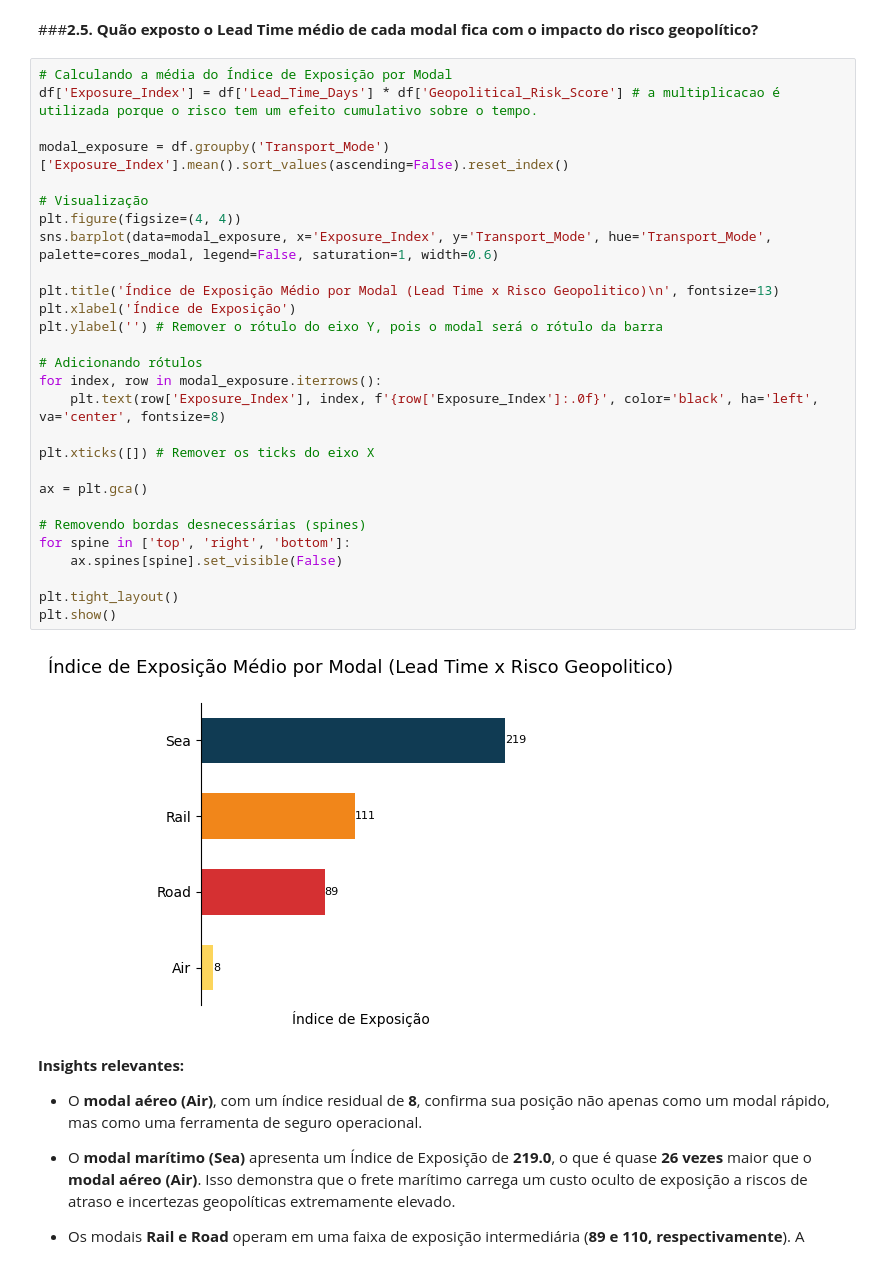
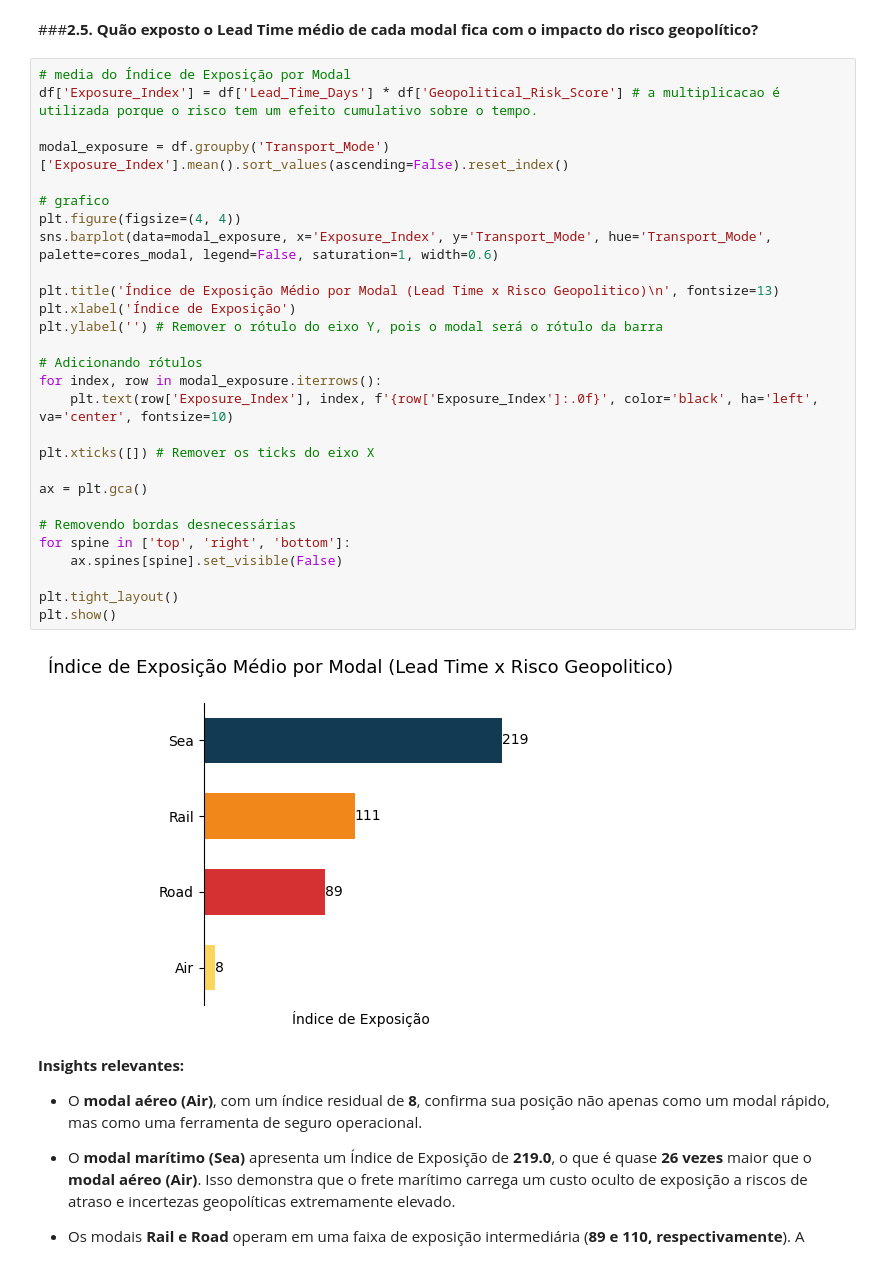
Before and after one commit to juliafarah/MVP_Data_Analysis, a Jupyter notebook: MVP_Data_Analysis.ipynb, the cells around one changed output. Drawn from its saved outputs; the diff is of its cells as text.

```diff
--- a/MVP_Data_Analysis.ipynb
+++ b/MVP_Data_Analysis.ipynb
@@ -530,35 +712,35 @@ Logo, o modal **Road** torna-se a principal alternativa de escape e redundância
 # %% [markdown]
 ###**2.5. Quão exposto o Lead Time médio de cada modal fica com o impacto do risco geopolítico?**
 # %%
-# Calculando a média do Índice de Exposição por Modal
+# media do Índice de Exposição por Modal
 df['Exposure_Index'] = df['Lead_Time_Days'] * df['Geopolitical_Risk_Score'] # a multiplicacao é utilizada porque o risco tem um efeito cumulativo sobre o tempo.
 
 modal_exposure = df.groupby('Transport_Mode')['Exposure_Index'].mean().sort_values(ascending=False).reset_index()
 
-# Visualização
+# grafico
 plt.figure(figsize=(4, 4))
 sns.barplot(data=modal_exposure, x='Exposure_Index', y='Transport_Mode', hue='Transport_Mode', palette=cores_modal, legend=False, saturation=1, width=0.6)
 
 plt.title('Índice de Exposição Médio por Modal (Lead Time x Risco Geopolitico)\n', fontsize=13)
 plt.xlabel('Índice de Exposição')
 plt.ylabel('') # Remover o rótulo do eixo Y, pois o modal será o rótulo da barra
 
 # Adicionando rótulos
 for index, row in modal_exposure.iterrows():
-    plt.text(row['Exposure_Index'], index, f'{row['Exposure_Index']:.0f}', color='black', ha='left', va='center', fontsize=8)
+    plt.text(row['Exposure_Index'], index, f'{row['Exposure_Index']:.0f}', color='black', ha='left', va='center', fontsize=10)
 
 plt.xticks([]) # Remover os ticks do eixo X
 
 ax = plt.gca()
 
-# Removendo bordas desnecessárias (spines)
+# Removendo bordas desnecessárias
 for spine in ['top', 'right', 'bottom']:
     ax.spines[spine].set_visible(False)
 
 plt.tight_layout()
 plt.show()
 # %% [output]
-[figure, old version]
+[figure, new version]
 # %% [markdown]
 **Insights relevantes:**
 
```
Also changed, not shown: parts of 24 cells of this notebook.
